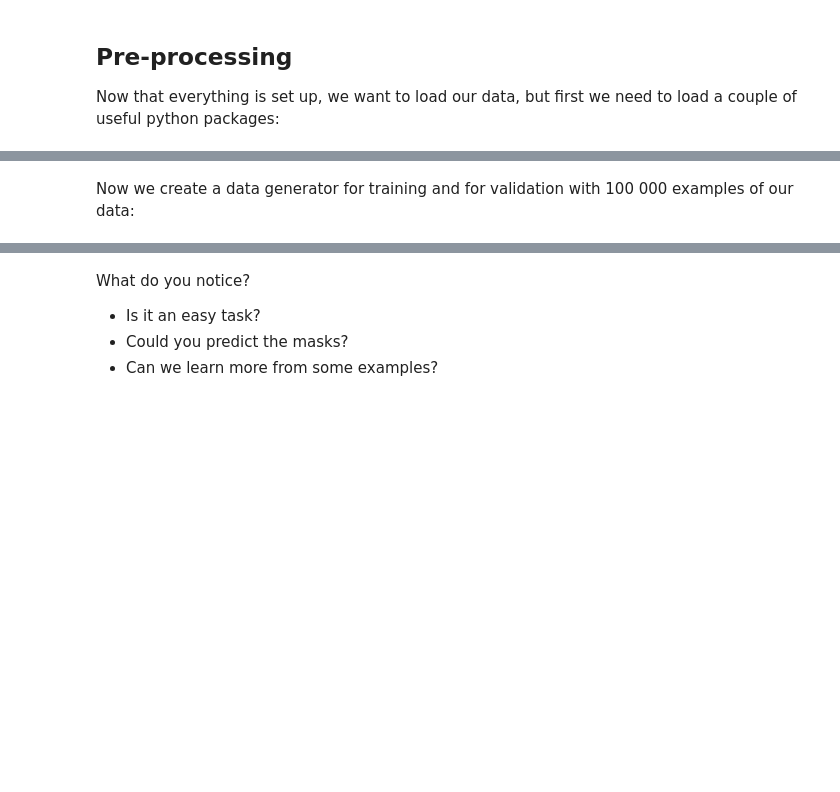
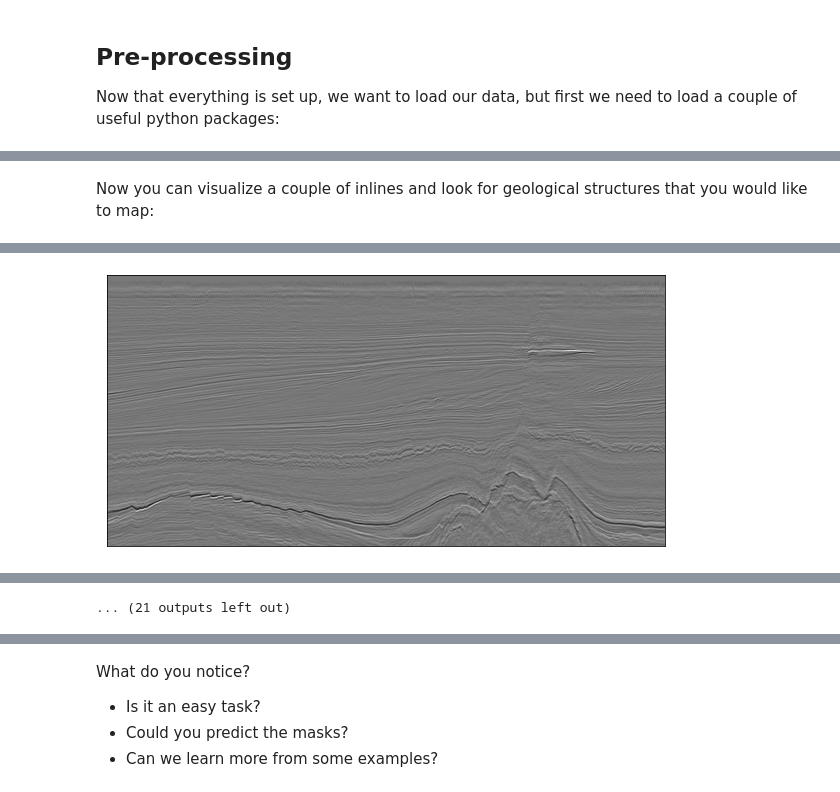
Before and after one commit to thilowrona/seismic_deep_learning, a Jupyter notebook: tutorial-3/tutorial-3.ipynb, the cells around one changed output, grey strips where cells are left out. Saved outputs shown, nothing was run; the diff lists cells and outputs as text; code cells hidden in the pictures; blank space fills up the shorter version.

```diff
--- a/tutorial-3/tutorial-3.ipynb
+++ b/tutorial-3/tutorial-3.ipynb
@@ -151,2 +66,0 @@ class DataGenerator(keras.utils.Sequence):
-# %% [markdown]
-Now we create a data generator for training and for validation with 100 000 examples of our data:
@@ -171,0 +67,26 @@ datagen_val   = DataGenerator(data[:,1500:],
+# %%
+filename = "Seismic_data.sgy"
+
+with open(filename, 'rb') as segy:
+    segy_reader = segpy.reader.create_reader(segy)
+    data = np.zeros((segy_reader.num_inlines(), segy_reader.num_trace_samples(1), segy_reader.num_xlines()))
+    for inline_num, xline_num in segy_reader.inline_xline_numbers():
+        trace_index = segy_reader.trace_index((inline_num, xline_num))
+        inline_start = segy_reader.inline_numbers()[0]
+        xline_start  = segy_reader.xline_numbers()[0]
+        data[inline_num-inline_start,:,xline_num-xline_start] = segy_reader.trace_samples(trace_index)
+
+data = (data-np.min(data))/(np.max(data)-np.min(data))
+# %% [markdown]
+Now you can visualize a couple of inlines and look for geological structures that you would like to map:
+# %%
+from google.colab import widgets
+tb = widgets.TabBar([str(i) for i in range(100,501,100)])
+
+for i in range(5):
+  with tb.output_to(i):
+    plt.figure(figsize=(10,10))
+    plt.imshow(data[100+100*i,:,:], cmap='gray')
+    plt.xticks([])
+    plt.yticks([])
+# %% [output]
@@ -171,0 +100 @@ datagen_val   = DataGenerator(data[:,1500:],
+[figure, added]
@@ -171,0 +105 @@ datagen_val   = DataGenerator(data[:,1500:],
+... (21 outputs left out)
```
Also changed, not shown: parts of 41 cells of this notebook, 36 other files.
